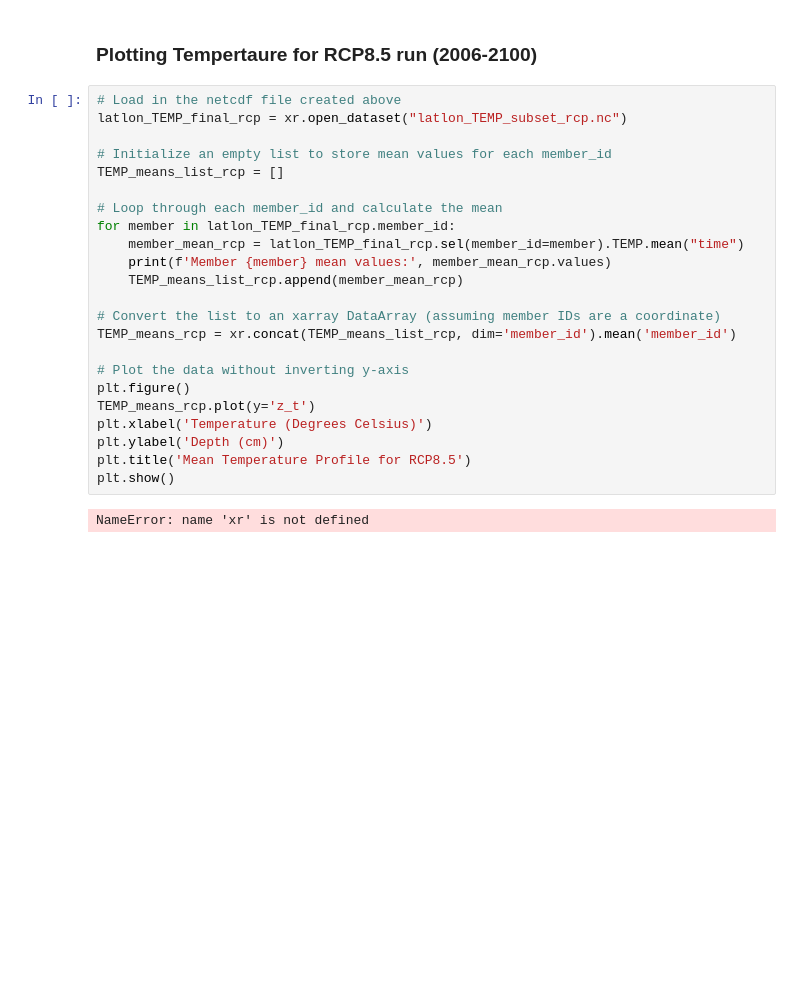
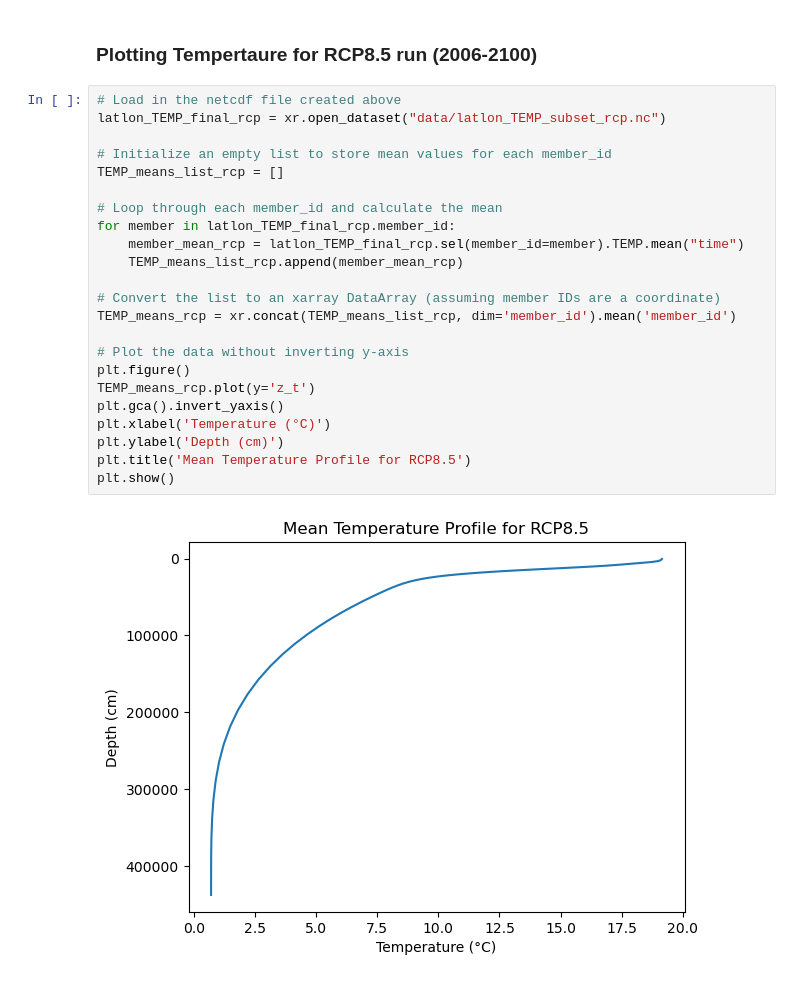
Before and after one commit to Channelislanders/toolkit, a Jupyter notebook: Vertical_profile.ipynb, the cells around one changed output. Saved outputs shown, nothing was run; the diff lists cells and outputs as text; blank space fills up the shorter version.

```diff
--- a/Vertical_profile.ipynb
+++ b/Vertical_profile.ipynb
@@ -204,26 +204,26 @@ FileNotFoundError: [Errno 2] No such file or directory: '/Users/olholt/capstone/
 ### Plotting Tempertaure for RCP8.5 run (2006-2100)
 # %%
 # Load in the netcdf file created above
-latlon_TEMP_final_rcp = xr.open_dataset("latlon_TEMP_subset_rcp.nc")
+latlon_TEMP_final_rcp = xr.open_dataset("data/latlon_TEMP_subset_rcp.nc")
 
 # Initialize an empty list to store mean values for each member_id
 TEMP_means_list_rcp = []
 
 # Loop through each member_id and calculate the mean
 for member in latlon_TEMP_final_rcp.member_id:
     member_mean_rcp = latlon_TEMP_final_rcp.sel(member_id=member).TEMP.mean("time")
-    print(f'Member {member} mean values:', member_mean_rcp.values)
     TEMP_means_list_rcp.append(member_mean_rcp)
 
 # Convert the list to an xarray DataArray (assuming member IDs are a coordinate)
 TEMP_means_rcp = xr.concat(TEMP_means_list_rcp, dim='member_id').mean('member_id')
 
 # Plot the data without inverting y-axis
 plt.figure()
 TEMP_means_rcp.plot(y='z_t')
-plt.xlabel('Temperature (Degrees Celsius)')
+plt.gca().invert_yaxis()
+plt.xlabel('Temperature (°C)')
 plt.ylabel('Depth (cm)')
 plt.title('Mean Temperature Profile for RCP8.5')
 plt.show()
 # %% [output]
-NameError: name 'xr' is not defined
+[figure, added]
```
Also changed, not shown: parts of 3 cells of this notebook.
